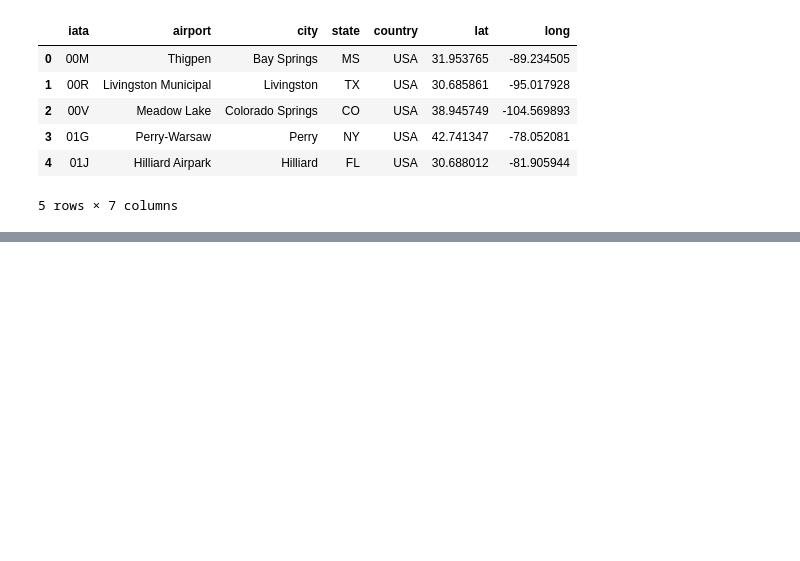
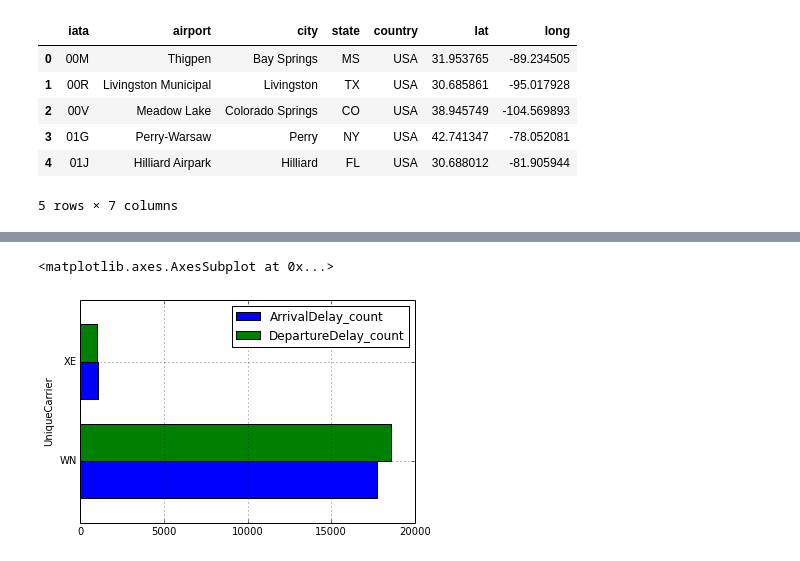
Before and after one commit to divyakkm/open-data-2014-airline, a Jupyter notebook: Basic Code.ipynb, the cells around one changed output, grey strips where cells are left out. Saved outputs shown, nothing was run; the diff lists cells and outputs as text; code cells hidden in the pictures; blank space fills up the shorter version.

```diff
--- a/Basic Code.ipynb
+++ b/Basic Code.ipynb
@@ -233,3 +216,9 @@ dfArrvDelay_count = dfMaster[dfMaster['ArrDelay'] > 15].groupby(by='UniqueCarrie
 dfDepDelay_count = dfMaster[dfMaster['DepDelay'] > 15].groupby(by='UniqueCarrier')['DepDelay'].count()
 dfCarrDelay_count = pd.concat((dfArrvDelay_count, dfDepDelay_count), axis = 1)
 dfCarrDelay_count.columns = ['ArrivalDelay_count', 'DepartureDelay_count']
+# %%
+dfCarrDelay_count = dfCarrDelay_count.sort(['ArrivalDelay_count'], ascending=[0])
+dfCarrDelay_count.head().plot(kind='barh')
+# %% [output]
+<matplotlib.axes.AxesSubplot at 0x...>
+[figure, added]
```
Also changed, not shown: parts of 26 cells of this notebook.
